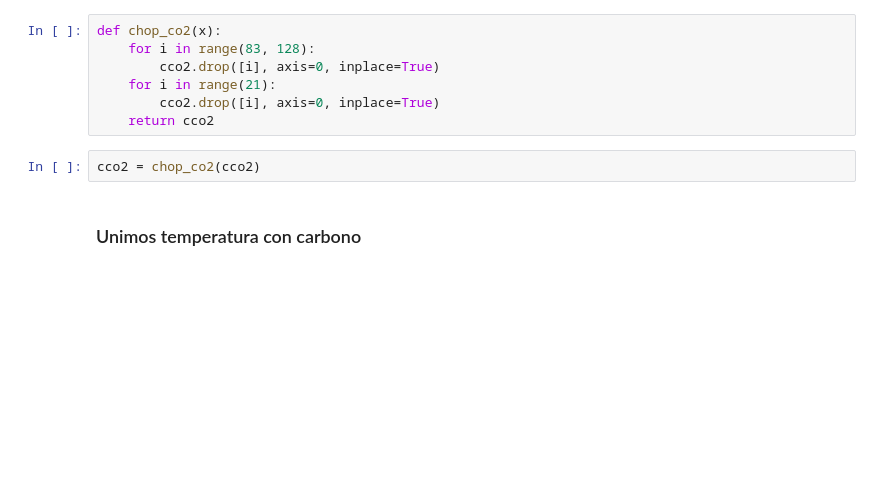
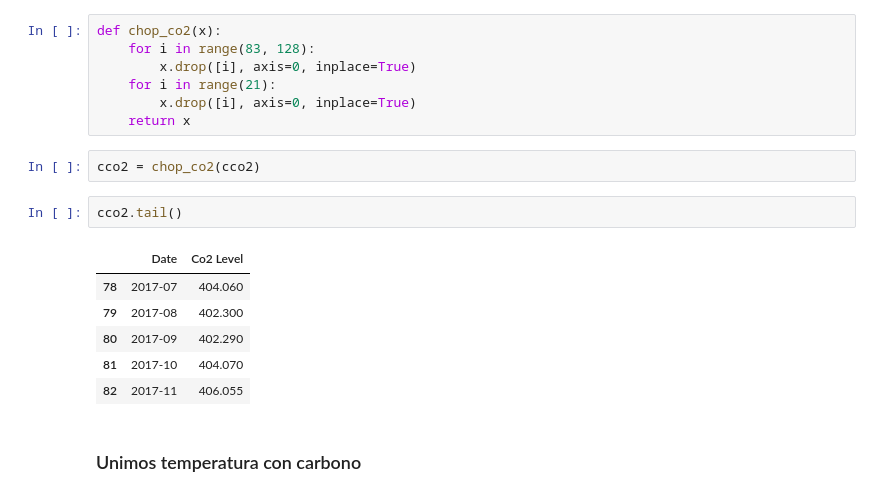
Before and after one commit to JulianTrufero/CO2-and-Temperatures-Seasonality, a Jupyter notebook: Visualizaciones.ipynb, the cells around one changed output. Cells and saved outputs as stored; diff of their text form; blank space fills up the shorter version.

```diff
--- a/Visualizaciones.ipynb
+++ b/Visualizaciones.ipynb
@@ -178,12 +188,21 @@ cco2 = cco2.reset_index()
 # %%
 def chop_co2(x):
     for i in range(83, 128):
-        cco2.drop([i], axis=0, inplace=True)
+        x.drop([i], axis=0, inplace=True)
     for i in range(21):
-        cco2.drop([i], axis=0, inplace=True)
-    return cco2
+        x.drop([i], axis=0, inplace=True)
+    return x
 # %%
 cco2 = chop_co2(cco2)
+# %%
+cco2.tail()
+# %% [output]
+|  | Date | Co2 Level |
+| 78 | 2017-07 | 404.060 |
+| 79 | 2017-08 | 402.300 |
+| 80 | 2017-09 | 402.290 |
+| 81 | 2017-10 | 404.070 |
+| 82 | 2017-11 | 406.055 |
 # %% [markdown]
 ### Unimos temperatura con carbono
 # %%
```
Also changed, not shown: parts of 4 cells of this notebook, 3 other files.
